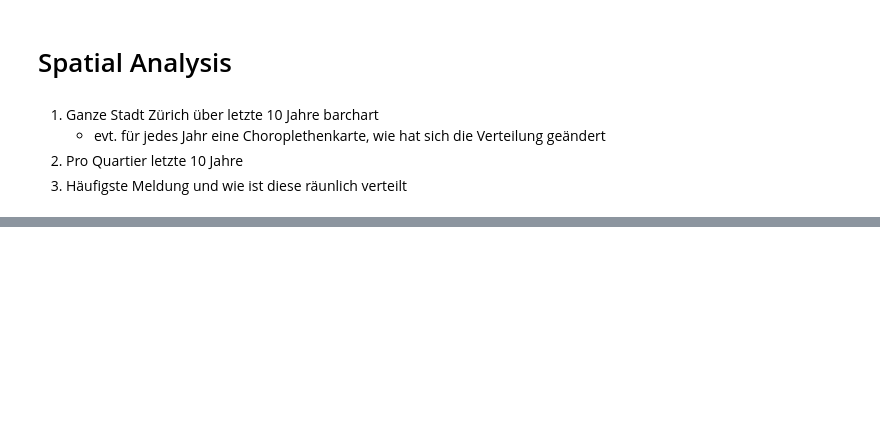
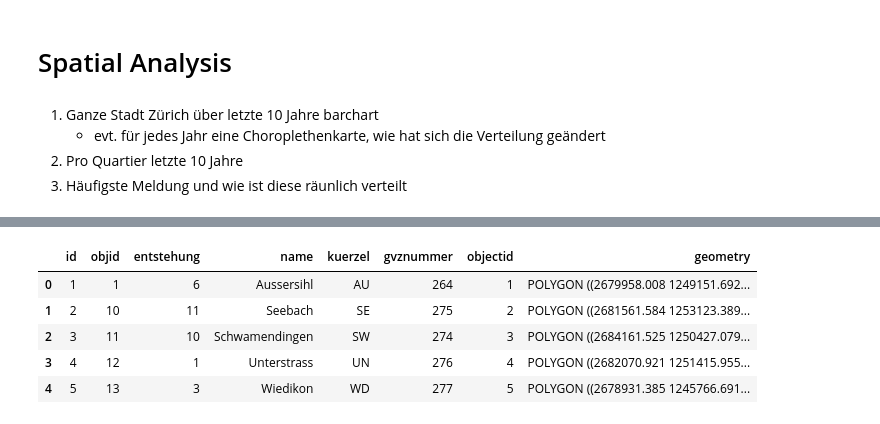
Before and after one commit to fabianott/sds210_project, a Jupyter notebook: notebooks/spatial_analysis.ipynb, the cells around one changed output, grey strips where cells are left out. Drawn from its saved outputs; the diff is of its cells as text; code cells hidden in the pictures; blank space fills up the shorter version.

```diff
--- a/notebooks/spatial_analysis.ipynb
+++ b/notebooks/spatial_analysis.ipynb
@@ -35,0 +96,9 @@ Text(0.5, 1.0, 'Distribution of Reports in Zurich between 2016-2026')
+# %%
+display(quartiere_gdf.head())
+# %% [output]
+|  | id | objid | entstehung | name | kuerzel | gvznummer | objectid | geometry |
+| 0 | 1 | 1 | 6 | Aussersihl | AU | 264 | 1 | POLYGON ((2679958.008 1249151.692... |
+| 1 | 2 | 10 | 11 | Seebach | SE | 275 | 2 | POLYGON ((2681561.584 1253123.389... |
+| 2 | 3 | 11 | 10 | Schwamendingen | SW | 274 | 3 | POLYGON ((2684161.525 1250427.079... |
+| 3 | 4 | 12 | 1 | Unterstrass | UN | 276 | 4 | POLYGON ((2682070.921 1251415.955... |
+| 4 | 5 | 13 | 3 | Wiedikon | WD | 277 | 5 | POLYGON ((2678931.385 1245766.691... |
```
Also changed, not shown: parts of 3 cells of this notebook, 2 other files.
